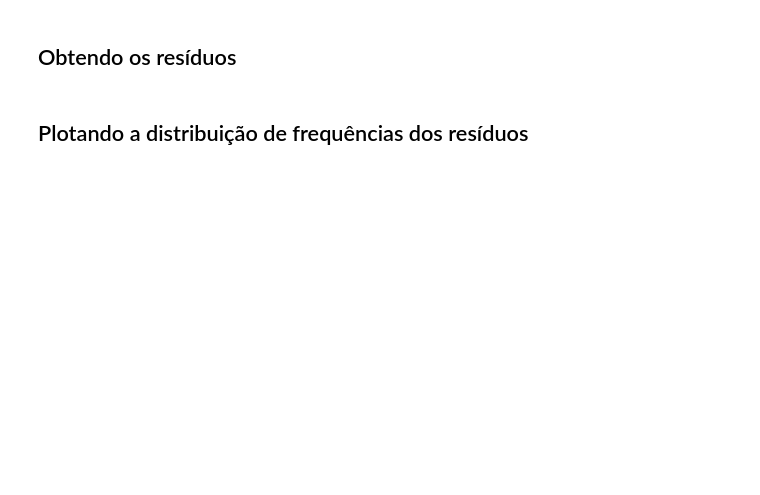
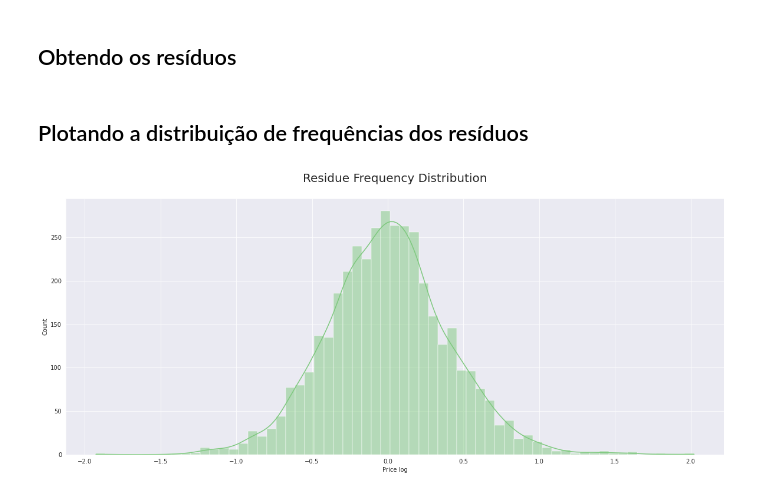
Before and after one commit to Gabriel-limadev/data_science_study, a Jupyter notebook: 6 - Regressão Linear: técnicas avançadas de modelagem/course_file/linear_regression.ipynb, the cells around one changed output. Drawn from its saved outputs; the diff is of its cells as text; code cells hidden in the pictures; blank space fills up the shorter version.

```diff
--- a/6 - Regressão Linear: técnicas avançadas de modelagem/course_file/linear_regression.ipynb
+++ b/6 - Regressão Linear: técnicas avançadas de modelagem/course_file/linear_regression.ipynb
@@ -487,2 +562,9 @@ AttributeError: 'PairGrid' object has no attribute 'set_title'
 # %% [markdown]
 ## Plotando a distribuição de frequências dos resíduos
+# %%
+ax = sns.histplot(residue, kde = True)
+ax.figure.set_size_inches(20, 8)
+ax.set_title('Residue Frequency Distribution', fontsize = 20, y = 1.05)
+ax.set_xlabel('Price log');
+# %% [output]
+[figure, added]
```
Also changed, not shown: parts of 24 cells of this notebook.
